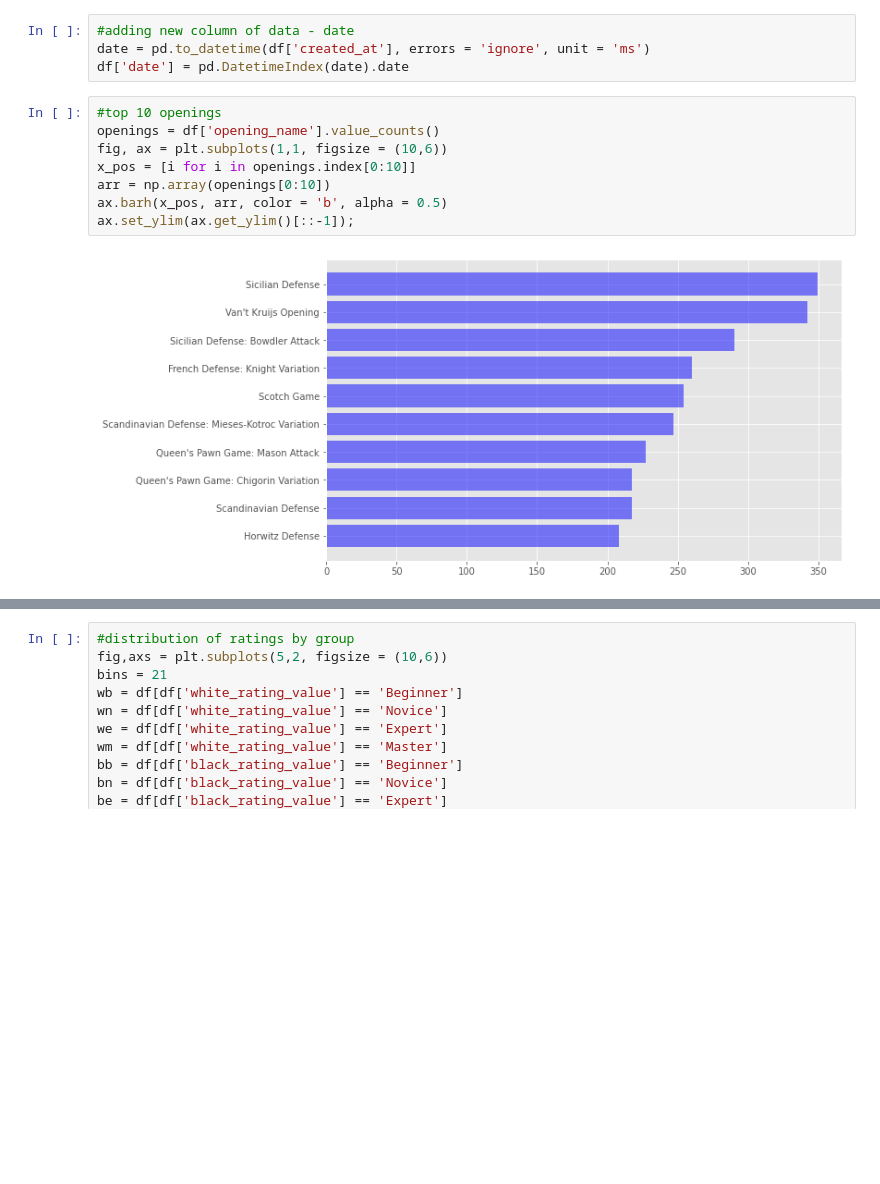
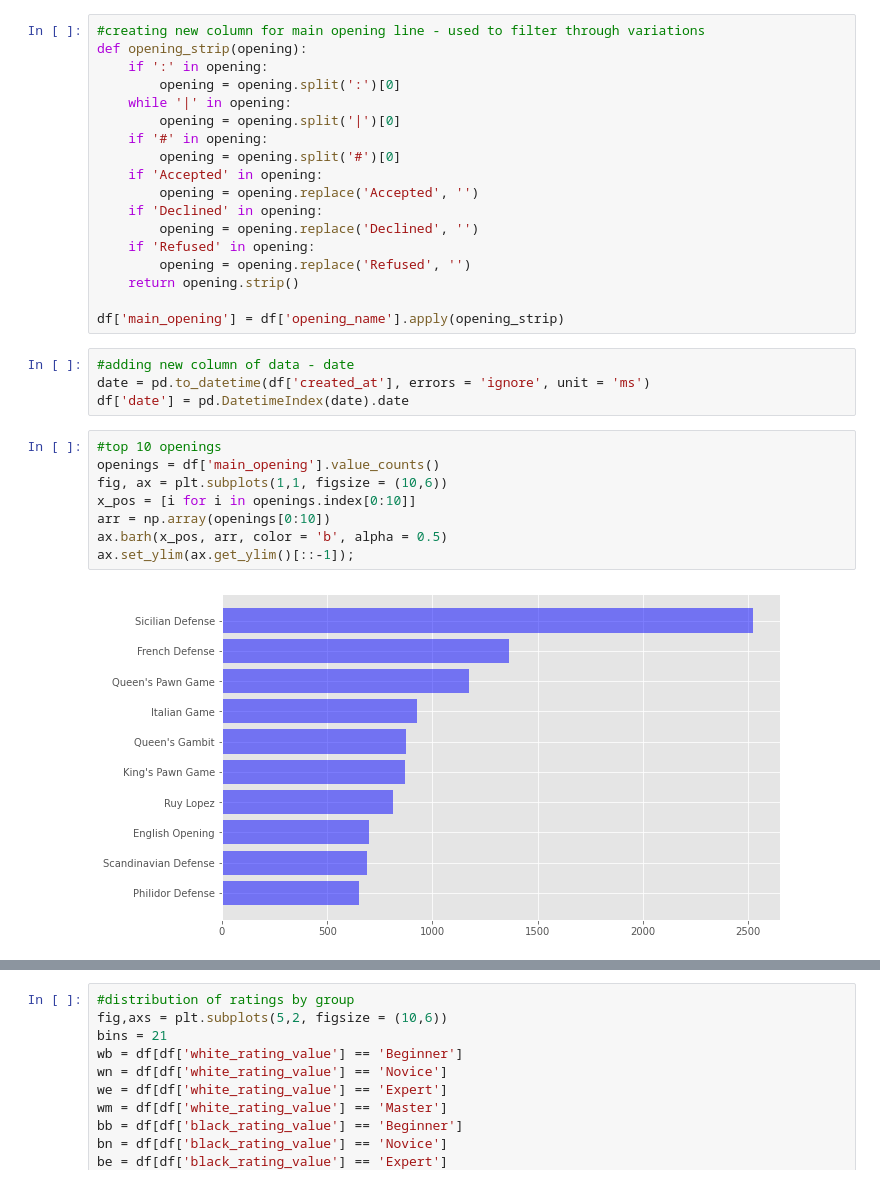
Before and after one commit to rmesrobi/Chess-Openings-EDA, a Jupyter notebook: chess_hypo_work.ipynb, the cells around one changed output, grey strips where cells are left out. Saved outputs shown, nothing was run; the diff lists cells and outputs as text; blank space fills up the shorter version.

```diff
--- a/chess_hypo_work.ipynb
+++ b/chess_hypo_work.ipynb
@@ -55,18 +55,36 @@ df['white_rating_value'] = df['white_rating'].apply(rating_cat_value)
 df['black_rating_value'] = df['black_rating'].apply(rating_cat_value)
 df['white_rating_code'] = df['white_rating'].apply(rating_cat_code)
 df['black_rating_code'] = df['black_rating'].apply(rating_cat_code)
+# %%
+#creating new column for main opening line - used to filter through variations
+def opening_strip(opening):
+    if ':' in opening:
+        opening = opening.split(':')[0]
+    while '|' in opening:
+        opening = opening.split('|')[0]
+    if '#' in opening:
+        opening = opening.split('#')[0]
+    if 'Accepted' in opening:
+        opening = opening.replace('Accepted', '')
+    if 'Declined' in opening:
+        opening = opening.replace('Declined', '')
+    if 'Refused' in opening:
+        opening = opening.replace('Refused', '')
+    return opening.strip()
+
+df['main_opening'] = df['opening_name'].apply(opening_strip)
 # %%
 #adding new column of data - date
 date = pd.to_datetime(df['created_at'], errors = 'ignore', unit = 'ms')
 df['date'] = pd.DatetimeIndex(date).date
 # %%
 #top 10 openings
-openings = df['opening_name'].value_counts()
+openings = df['main_opening'].value_counts()
 fig, ax = plt.subplots(1,1, figsize = (10,6))
 x_pos = [i for i in openings.index[0:10]]
 arr = np.array(openings[0:10])
 ax.barh(x_pos, arr, color = 'b', alpha = 0.5)
 ax.set_ylim(ax.get_ylim()[::-1]);
 # %% [output]
-[figure, old version]
+[figure, new version]
 # %%
```
Also changed, not shown: parts of 29 cells of this notebook.
